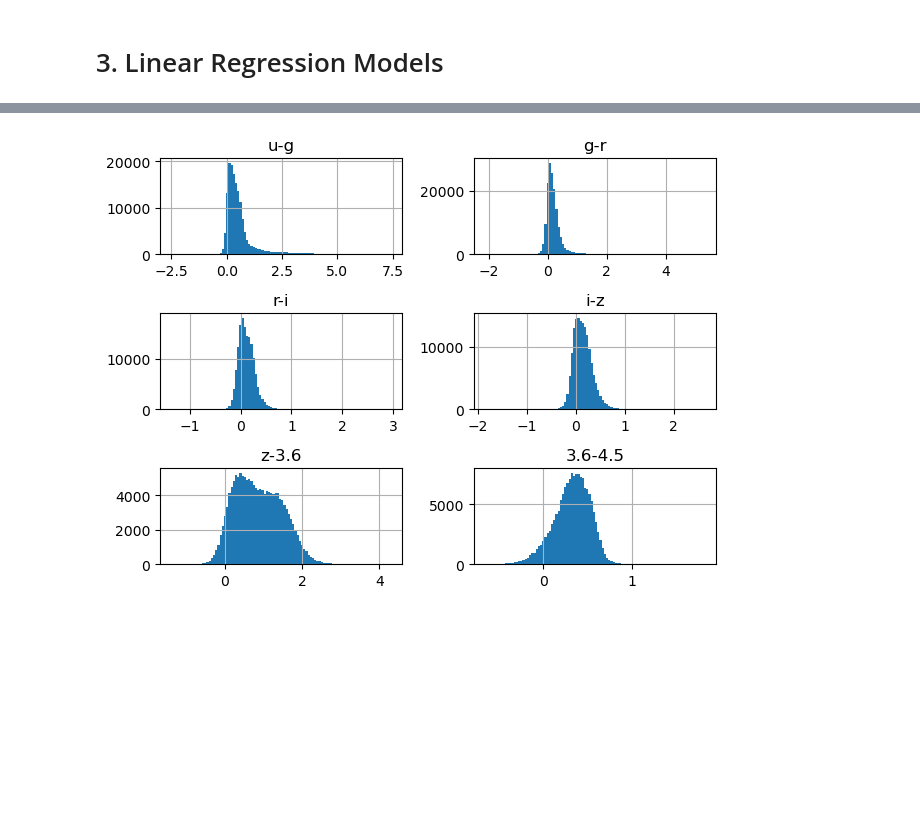
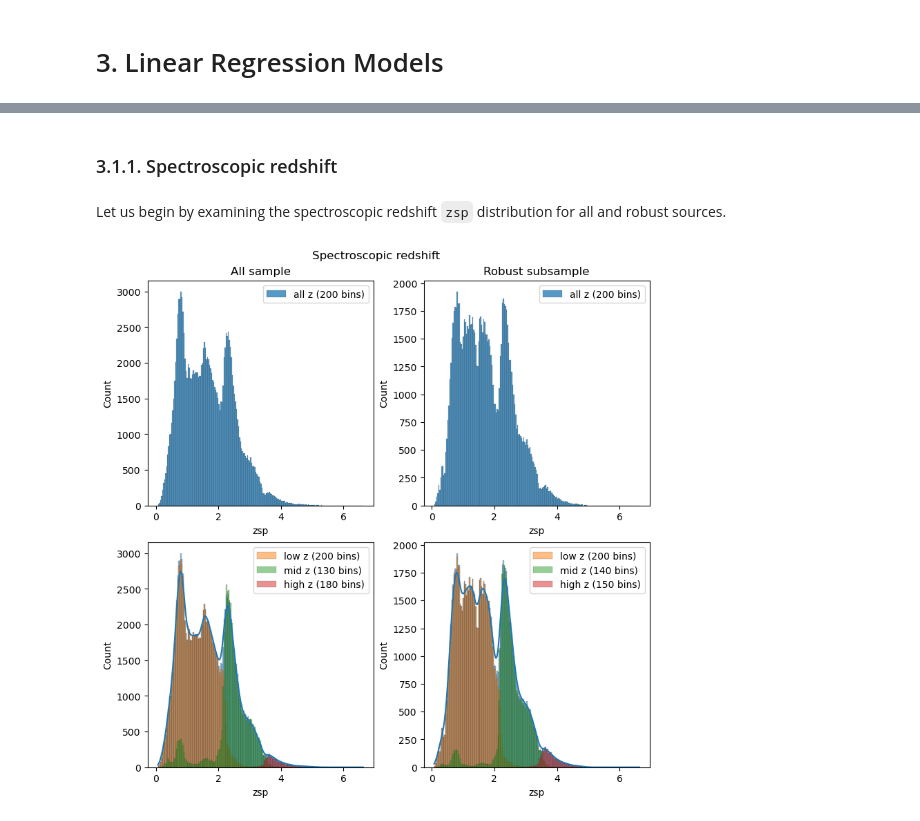
Before and after one commit to frank01101/quasar_candidates, a Jupyter notebook: quasars_regression.ipynb, the cells around one changed output, grey strips where cells are left out. Drawn from its saved outputs; the diff is of its cells as text; code cells hidden in the pictures; blank space fills up the shorter version.

```diff
--- a/quasars_regression.ipynb
+++ b/quasars_regression.ipynb
@@ -29,8 +31,8 @@ After performing these steps, the notebook exports the cleaned data as `cand_cle
 # %% [markdown]
 Let us start with importing the cleaned catalog of quasar candidates.
 # %%
-catalog = pd.read_csv('cand_cleaned.csv', index_col=0)
-catalog
+catalog_full = pd.read_csv('cand_cleaned.csv', index_col=0)
+catalog_full
 # %% [output]
 |  | RAdeg | DEdeg | Class | zsp | umag | gmag | rmag | imag | zmag | 3.6mag | ... | ... |
 | 0 | 0.000629 | 35.517841 | U | NaN | 18.571 | 18.330 | 18.197 | 18.241 | 18.089 | 17.119 | ... | ... |
@@ -109,0 +126,5 @@ The preceding notebook with EDA of this dataset showed that the color variables
+# %%
+QSO = catalog_full['Class'] == 'QSO'
+U = catalog_full['Class'] == 'U'
+# %%
+catalog = catalog_full[QSO | U].copy()
@@ -127,5 +140,4 @@ plt.tight_layout()
-# %%
-catalog[spectro].hist(column=colors, bins=100)
-plt.tight_layout()
-# %% [output]
-[figure, removed]
+# %%
+low_z = catalog['DB'].isin({1, 3, 5, 7})
+mid_z = catalog['DB'].isin({2, 3, 6, 7})
+high_z = catalog['DB'].isin({4, 5, 6, 7})
@@ -131,0 +148,30 @@ plt.tight_layout()
+# %% [markdown]
+### 3.1.1. Spectroscopic redshift
+# %% [markdown]
+Let us begin by examining the spectroscopic redshift `zsp` distribution for all and robust sources.
+# %%
+fig, axs = plt.subplots(2, 2, figsize=(8, 8), layout='constrained')
+# upper left
+sns.histplot(ax=axs[0, 0], x=catalog['zsp'], bins=200, label='all z (200 bins)')
+axs[0, 0].legend()
+#upper right
+sns.histplot(ax=axs[0, 1], x=catalog.loc[robust, 'zsp'], bins=200, label='all z (200 bins)')
+axs[0, 1].legend()
+# lower left
+sns.histplot(ax=axs[1, 0], x=catalog['zsp'], bins=200, kde=True)
+sns.histplot(ax=axs[1, 0], x=catalog.loc[low_z, 'zsp'], bins=200, alpha=0.5, label='low z (200 bins)')
+sns.histplot(ax=axs[1, 0], x=catalog.loc[mid_z, 'zsp'], bins=130, alpha=0.5, label='mid z (130 bins)')
+sns.histplot(ax=axs[1, 0], x=catalog.loc[high_z, 'zsp'], bins=180, alpha=0.5, label='high z (180 bins)')
+axs[1, 0].legend()
+# lower right
+sns.histplot(ax=axs[1, 1], x=catalog.loc[robust, 'zsp'], bins=200, kde=True)
+sns.histplot(ax=axs[1, 1], x=catalog.loc[robust & low_z, 'zsp'], bins=200, alpha=0.5, label='low z (200 bins)')
+sns.histplot(ax=axs[1, 1], x=catalog.loc[robust & mid_z, 'zsp'], bins=140, alpha=0.5, label='mid z (140 bins)')
+sns.histplot(ax=axs[1, 1], x=catalog.loc[robust & high_z, 'zsp'], bins=150, alpha=0.5, label='high z (150 bins)')
+axs[1, 1].legend()
+fig.suptitle('Spectroscopic redshift')
+axs[0,0].set_title('All sample')
+axs[0,1].set_title('Robust subsample')
+plt.show()
+# %% [output]
+[figure, added]
```
Also changed, not shown: parts of 55 cells of this notebook.
